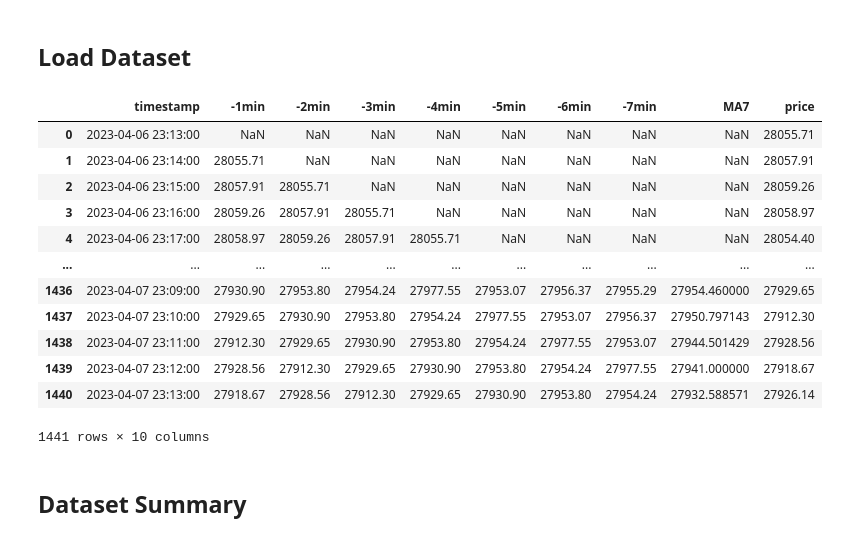
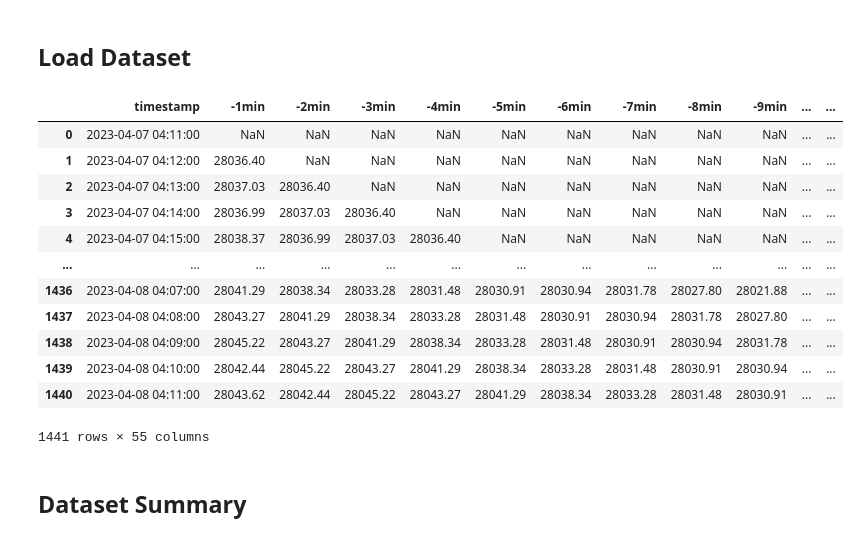
Before and after one commit to mangotree0867/ML_36500, a Jupyter notebook: model/model_002.ipynb, the cells around one changed output. Saved outputs shown, nothing was run; the diff lists cells and outputs as text; code cells hidden in the pictures.

```diff
--- a/model/model_002.ipynb
+++ b/model/model_002.ipynb
@@ -9,24 +9,24 @@ from keras.layers import LSTM, Dense, Dropout
 # %% [markdown]
 ## Load Dataset
 # %%
-df = pd.read_csv("../DataSets/bitcoin_prices.csv")
+df = pd.read_csv("../DataSets/bitcoin_prices2.csv")
 df['timestamp'] = pd.to_datetime(df['timestamp'], unit='s')
 df_chart = df.copy()
 df
 # %% [output]
-|  | timestamp | -1min | -2min | -3min | -4min | -5min | -6min | -7min | MA7 | price |
-| 0 | 2023-04-06 23:13:00 | NaN | NaN | NaN | NaN | NaN | NaN | NaN | NaN | 28055.71 |
-| 1 | 2023-04-06 23:14:00 | 28055.71 | NaN | NaN | NaN | NaN | NaN | NaN | NaN | 28057.91 |
-| 2 | 2023-04-06 23:15:00 | 28057.91 | 28055.71 | NaN | NaN | NaN | NaN | NaN | NaN | 28059.26 |
-| 3 | 2023-04-06 23:16:00 | 28059.26 | 28057.91 | 28055.71 | NaN | NaN | NaN | NaN | NaN | 28058.97 |
-| 4 | 2023-04-06 23:17:00 | 28058.97 | 28059.26 | 28057.91 | 28055.71 | NaN | NaN | NaN | NaN | 28054.40 |
-| ... | ... | ... | ... | ... | ... | ... | ... | ... | ... | ... |
-| 1436 | 2023-04-07 23:09:00 | 27930.90 | 27953.80 | 27954.24 | 27977.55 | 27953.07 | 27956.37 | 27955.29 | 27954.460000 | 27929.65 |
-| 1437 | 2023-04-07 23:10:00 | 27929.65 | 27930.90 | 27953.80 | 27954.24 | 27977.55 | 27953.07 | 27956.37 | 27950.797143 | 27912.30 |
-| 1438 | 2023-04-07 23:11:00 | 27912.30 | 27929.65 | 27930.90 | 27953.80 | 27954.24 | 27977.55 | 27953.07 | 27944.501429 | 27928.56 |
-| 1439 | 2023-04-07 23:12:00 | 27928.56 | 27912.30 | 27929.65 | 27930.90 | 27953.80 | 27954.24 | 27977.55 | 27941.000000 | 27918.67 |
-| 1440 | 2023-04-07 23:13:00 | 27918.67 | 27928.56 | 27912.30 | 27929.65 | 27930.90 | 27953.80 | 27954.24 | 27932.588571 | 27926.14 |
+|  | timestamp | -1min | -2min | -3min | -4min | -5min | -6min | -7min | -8min | -9min | ... | ... |
+| 0 | 2023-04-07 04:11:00 | NaN | NaN | NaN | NaN | NaN | NaN | NaN | NaN | NaN | ... | ... |
+| 1 | 2023-04-07 04:12:00 | 28036.40 | NaN | NaN | NaN | NaN | NaN | NaN | NaN | NaN | ... | ... |
+| 2 | 2023-04-07 04:13:00 | 28037.03 | 28036.40 | NaN | NaN | NaN | NaN | NaN | NaN | NaN | ... | ... |
+| 3 | 2023-04-07 04:14:00 | 28036.99 | 28037.03 | 28036.40 | NaN | NaN | NaN | NaN | NaN | NaN | ... | ... |
+| 4 | 2023-04-07 04:15:00 | 28038.37 | 28036.99 | 28037.03 | 28036.40 | NaN | NaN | NaN | NaN | NaN | ... | ... |
+| ... | ... | ... | ... | ... | ... | ... | ... | ... | ... | ... | ... | ... |
+| 1436 | 2023-04-08 04:07:00 | 28041.29 | 28038.34 | 28033.28 | 28031.48 | 28030.91 | 28030.94 | 28031.78 | 28027.80 | 28021.88 | ... | ... |
+| 1437 | 2023-04-08 04:08:00 | 28043.27 | 28041.29 | 28038.34 | 28033.28 | 28031.48 | 28030.91 | 28030.94 | 28031.78 | 28027.80 | ... | ... |
+| 1438 | 2023-04-08 04:09:00 | 28045.22 | 28043.27 | 28041.29 | 28038.34 | 28033.28 | 28031.48 | 28030.91 | 28030.94 | 28031.78 | ... | ... |
+| 1439 | 2023-04-08 04:10:00 | 28042.44 | 28045.22 | 28043.27 | 28041.29 | 28038.34 | 28033.28 | 28031.48 | 28030.91 | 28030.94 | ... | ... |
+| 1440 | 2023-04-08 04:11:00 | 28043.62 | 28042.44 | 28045.22 | 28043.27 | 28041.29 | 28038.34 | 28033.28 | 28031.48 | 28030.91 | ... | ... |
-1441 rows × 10 columns
+1441 rows × 55 columns
 # %% [markdown]
 ## Dataset Summary
 # %%
```
Also changed, not shown: parts of 4 cells of this notebook.
